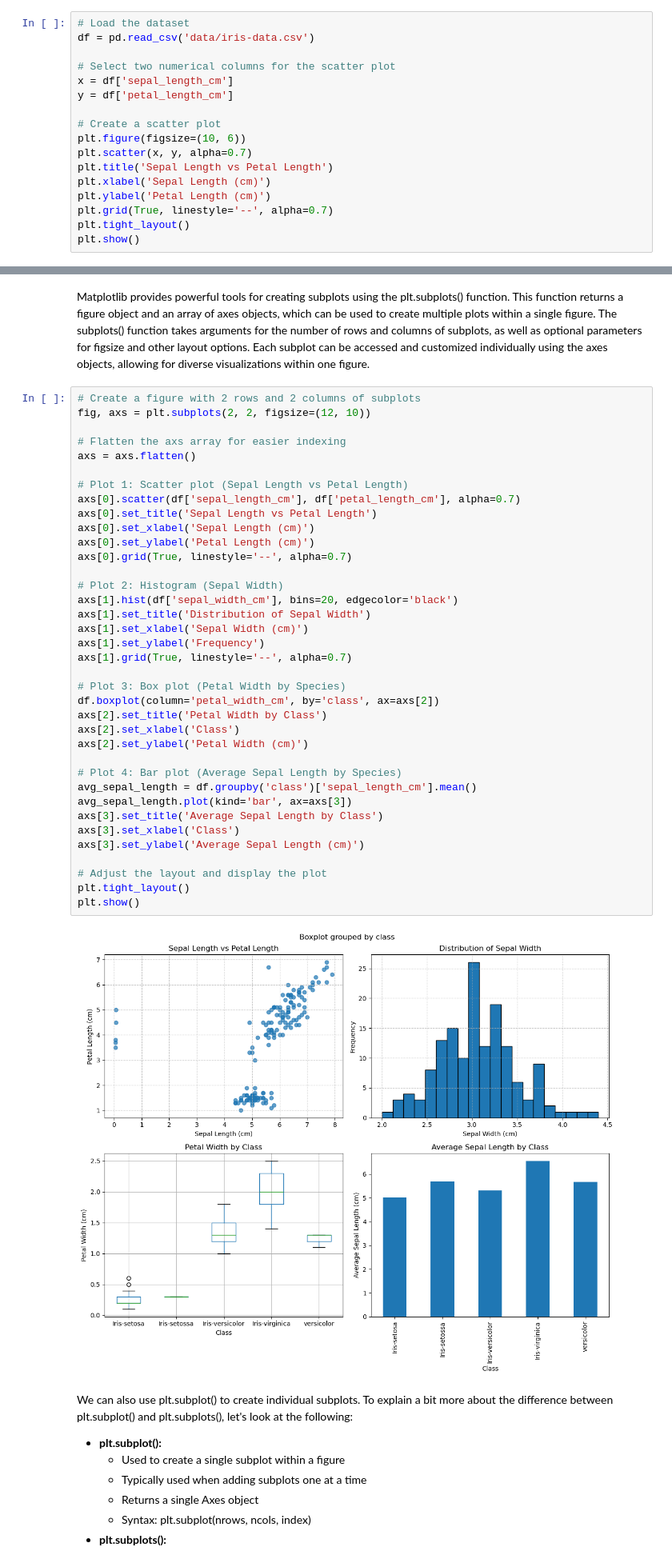
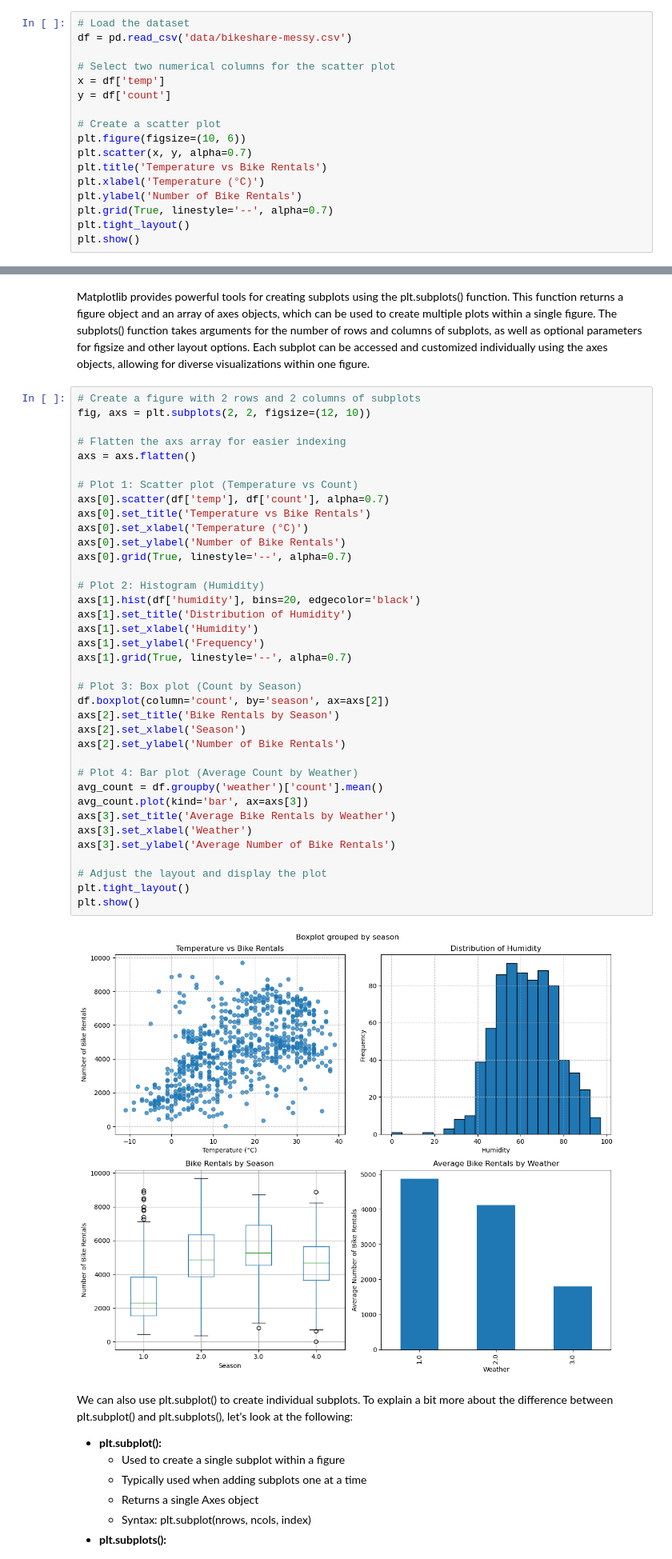
Before and after one commit to sabrinahu5/data-science-starter, a Jupyter notebook: t4sg-data-visualization.ipynb, the cells around one changed output, grey strips where cells are left out. Shown at 80% size. Saved outputs shown, nothing was run; the diff lists cells and outputs as text.

```diff
--- a/t4sg-data-visualization.ipynb
+++ b/t4sg-data-visualization.ipynb
@@ -57,18 +57,18 @@ plt.show()
 Next, let's look at how to plot a scatter plot with Matplotlib.
 # %%
 # Load the dataset
-df = pd.read_csv('data/iris-data.csv')
+df = pd.read_csv('data/bikeshare-messy.csv')
 
 # Select two numerical columns for the scatter plot
-x = df['sepal_length_cm']
-y = df['petal_length_cm']
+x = df['temp']
+y = df['count']
 
 # Create a scatter plot
 plt.figure(figsize=(10, 6))
 plt.scatter(x, y, alpha=0.7)
-plt.title('Sepal Length vs Petal Length')
-plt.xlabel('Sepal Length (cm)')
-plt.ylabel('Petal Length (cm)')
+plt.title('Temperature vs Bike Rentals')
+plt.xlabel('Temperature (°C)')
+plt.ylabel('Number of Bike Rentals')
 plt.grid(True, linestyle='--', alpha=0.7)
 plt.tight_layout()
 plt.show()
@@ -98,42 +98,42 @@ Matplotlib provides powerful tools for creating subplots using the plt.subplots(
 # %%
 # Create a figure with 2 rows and 2 columns of subplots
 fig, axs = plt.subplots(2, 2, figsize=(12, 10))
 
 # Flatten the axs array for easier indexing
 axs = axs.flatten()
 
-# Plot 1: Scatter plot (Sepal Length vs Petal Length)
-axs[0].scatter(df['sepal_length_cm'], df['petal_length_cm'], alpha=0.7)
-axs[0].set_title('Sepal Length vs Petal Length')
-axs[0].set_xlabel('Sepal Length (cm)')
-axs[0].set_ylabel('Petal Length (cm)')
+# Plot 1: Scatter plot (Temperature vs Count)
+axs[0].scatter(df['temp'], df['count'], alpha=0.7)
+axs[0].set_title('Temperature vs Bike Rentals')
+axs[0].set_xlabel('Temperature (°C)')
+axs[0].set_ylabel('Number of Bike Rentals')
 axs[0].grid(True, linestyle='--', alpha=0.7)
 
-# Plot 2: Histogram (Sepal Width)
-axs[1].hist(df['sepal_width_cm'], bins=20, edgecolor='black')
-axs[1].set_title('Distribution of Sepal Width')
-axs[1].set_xlabel('Sepal Width (cm)')
+# Plot 2: Histogram (Humidity)
+axs[1].hist(df['humidity'], bins=20, edgecolor='black')
+axs[1].set_title('Distribution of Humidity')
+axs[1].set_xlabel('Humidity')
 axs[1].set_ylabel('Frequency')
 axs[1].grid(True, linestyle='--', alpha=0.7)
 
-# Plot 3: Box plot (Petal Width by Species)
-df.boxplot(column='petal_width_cm', by='class', ax=axs[2])
-axs[2].set_title('Petal Width by Class')
-axs[2].set_xlabel('Class')
-axs[2].set_ylabel('Petal Width (cm)')
+# Plot 3: Box plot (Count by Season)
+df.boxplot(column='count', by='season', ax=axs[2])
+axs[2].set_title('Bike Rentals by Season')
+axs[2].set_xlabel('Season')
+axs[2].set_ylabel('Number of Bike Rentals')
 
-# Plot 4: Bar plot (Average Sepal Length by Species)
-avg_sepal_length = df.groupby('class')['sepal_length_cm'].mean()
-avg_sepal_length.plot(kind='bar', ax=axs[3])
-axs[3].set_title('Average Sepal Length by Class')
-axs[3].set_xlabel('Class')
-axs[3].set_ylabel('Average Sepal Length (cm)')
+# Plot 4: Bar plot (Average Count by Weather)
+avg_count = df.groupby('weather')['count'].mean()
+avg_count.plot(kind='bar', ax=axs[3])
+axs[3].set_title('Average Bike Rentals by Weather')
+axs[3].set_xlabel('Weather')
+axs[3].set_ylabel('Average Number of Bike Rentals')
 
 # Adjust the layout and display the plot
 plt.tight_layout()
 plt.show()
 # %% [output]
-[figure, old version]
+[figure, new version]
 # %% [markdown]
 We can also use plt.subplot() to create individual subplots. To explain a bit more about the difference between plt.subplot() and plt.subplots(), let's look at the following:
 - **plt.subplot():**
```
Also changed, not shown: parts of 4 cells of this notebook, 5 other files.
